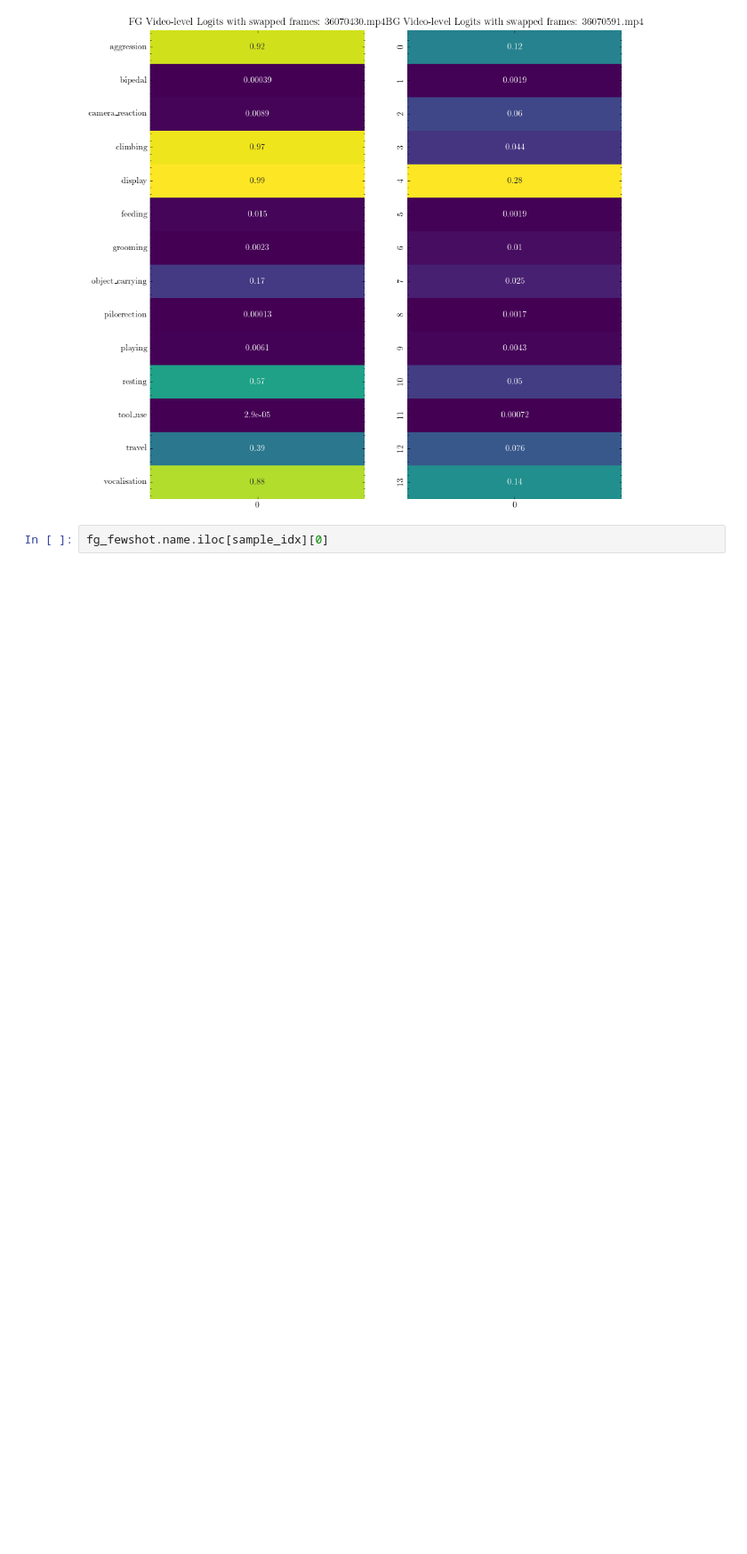
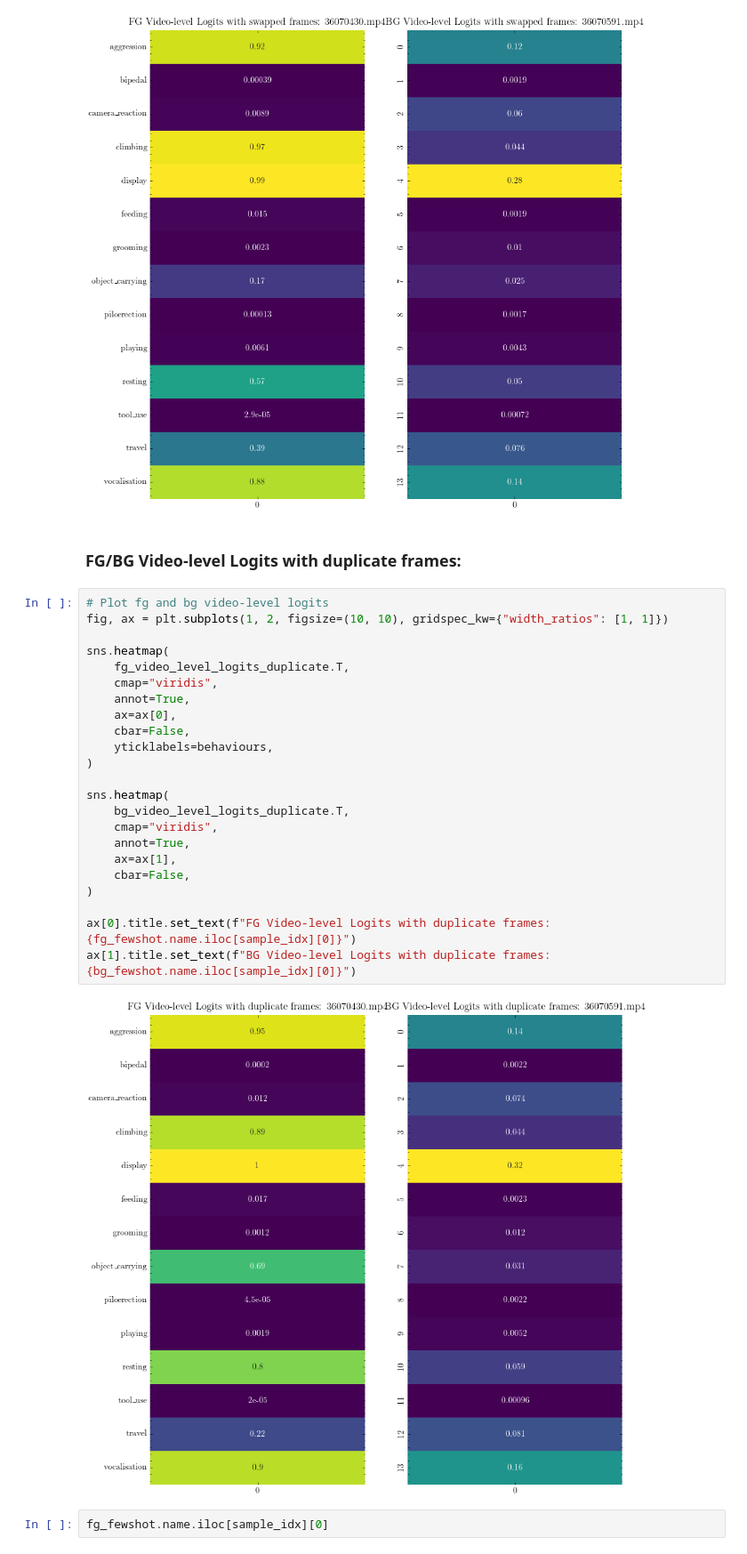
Before and after one commit to obrookes/imslowfast, a Jupyter notebook: notebooks/__r50_temporal_feature_inspection_dist.ipynb, the cells around one changed output. Shown at 89% size. Saved outputs shown, nothing was run; the diff lists cells and outputs as text; blank space fills up the shorter version.

```diff
--- a/notebooks/__r50_temporal_feature_inspection_dist.ipynb
+++ b/notebooks/__r50_temporal_feature_inspection_dist.ipynb
@@ -325,6 +406,33 @@ ax[0].title.set_text(f"FG Video-level Logits with swapped frames: {fg_fewshot.na
 ax[1].title.set_text(f"BG Video-level Logits with swapped frames: {bg_fewshot.name.iloc[sample_idx][0]}")
 # %% [output]
 [figure]
+# %% [markdown]
+### FG/BG Video-level Logits with duplicate frames:
+# %%
+# Plot fg and bg video-level logits
+fig, ax = plt.subplots(1, 2, figsize=(10, 10), gridspec_kw={"width_ratios": [1, 1]})
+
+sns.heatmap(
+    fg_video_level_logits_duplicate.T,
+    cmap="viridis",
+    annot=True,
+    ax=ax[0],
+    cbar=False,
+    yticklabels=behaviours,
+)
+
+sns.heatmap(
+    bg_video_level_logits_duplicate.T,
+    cmap="viridis",
+    annot=True,
+    ax=ax[1],
+    cbar=False,
+)
+
+ax[0].title.set_text(f"FG Video-level Logits with duplicate frames: {fg_fewshot.name.iloc[sample_idx][0]}")
+ax[1].title.set_text(f"BG Video-level Logits with duplicate frames: {bg_fewshot.name.iloc[sample_idx][0]}")
+# %% [output]
+[figure, added]
 # %%
 fg_fewshot.name.iloc[sample_idx][0]
 # %% [output]
```
Also changed, not shown: parts of 3 cells of this notebook.
